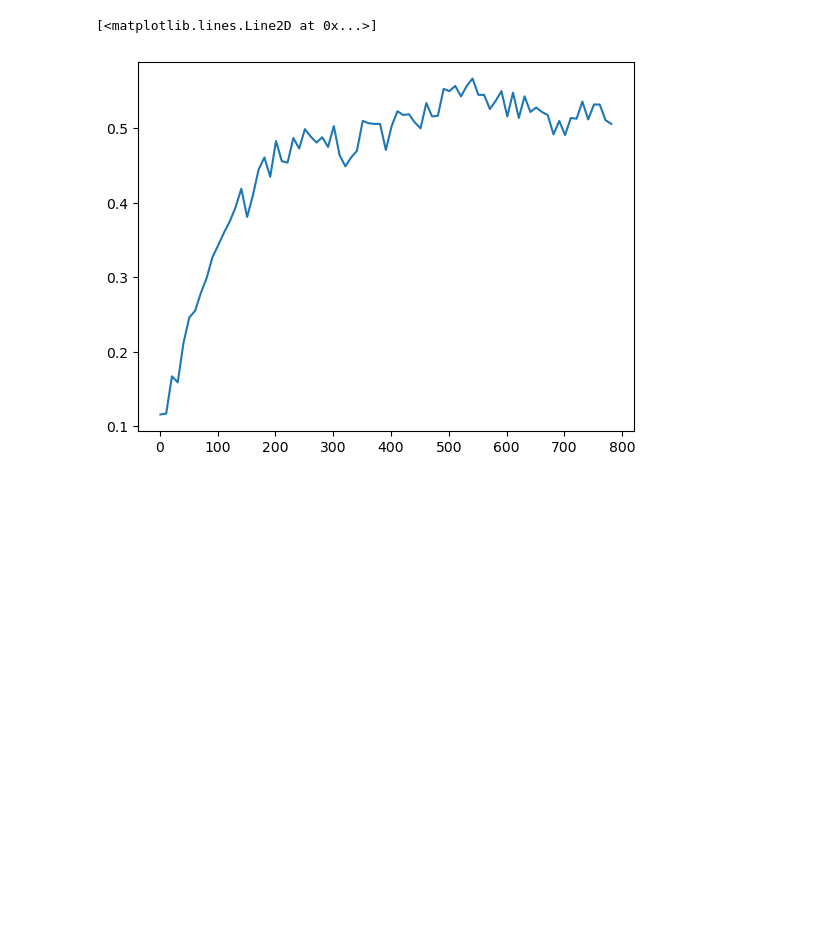
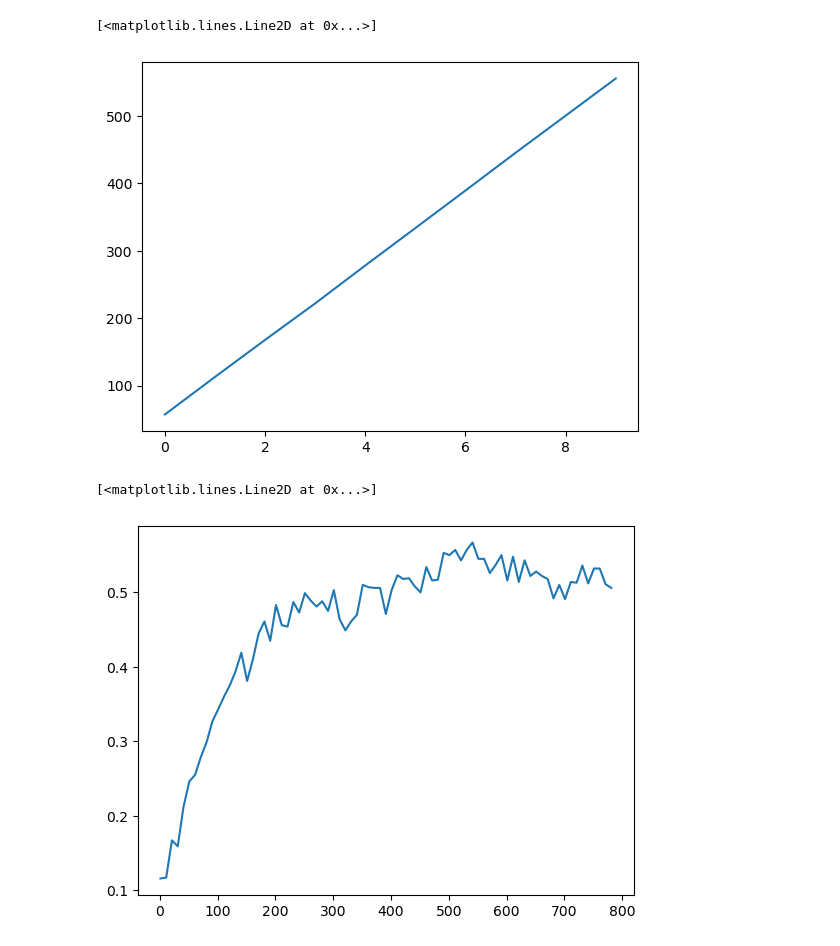
Before and after one commit to rzhan11/poke-bot, a Jupyter notebook: scripts/plot.ipynb, the cells around one changed output. Cells and saved outputs as stored; diff of their text form; code cells hidden in the pictures; blank space fills up the shorter version.

```diff
--- a/scripts/plot.ipynb
+++ b/scripts/plot.ipynb
@@ -36,3 +53,13 @@ plt.plot(df_res["train_iter"], df_res["winrate"])
+# %%
+with open("../results/dqn_kerasrl/train_stats.json", "r") as f:
+    obj = json.load(f)
+
+df_keras = pd.DataFrame(obj)
+df_keras
+plt.plot(df_keras["wall_time"])
+# %% [output]
+[<matplotlib.lines.Line2D at 0x...>]
+[figure, added]
 # %%
 plt.plot(df_res["train_iter"], df_res["winrate"])
 # %% [output]
```
Also changed, not shown: parts of 3 cells of this notebook, 21 other files.
